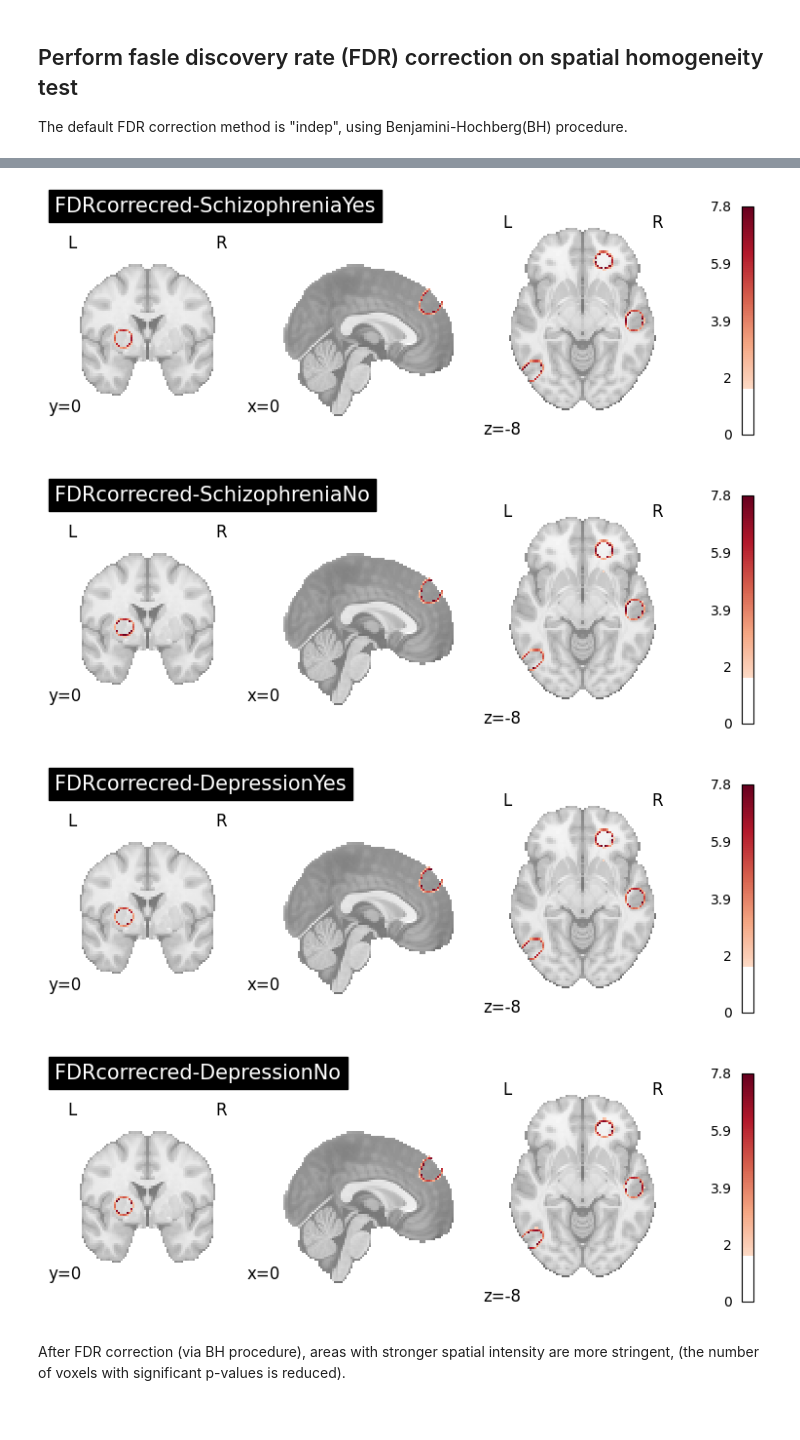
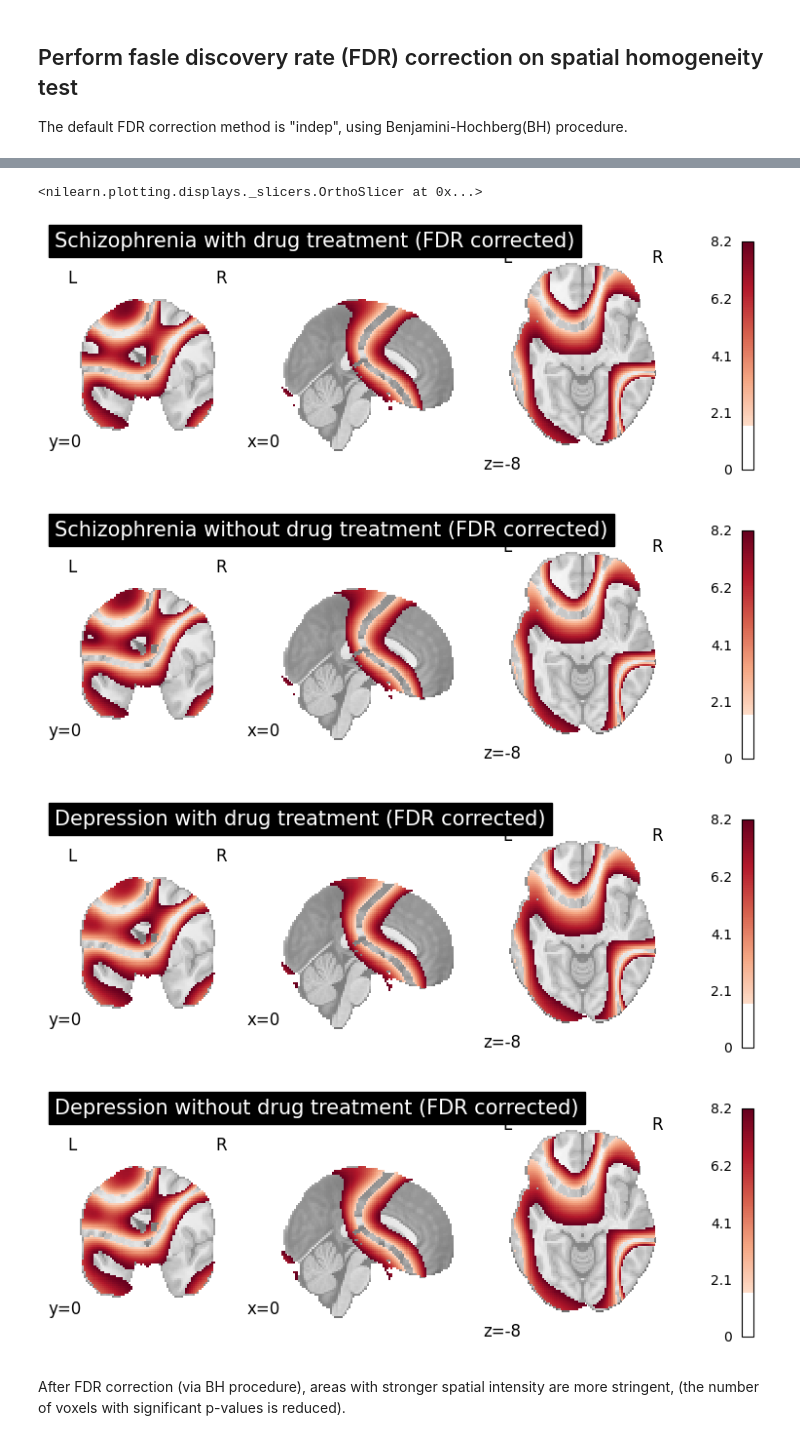
Before and after one commit to neurostuff/NiMARE, a Jupyter notebook: examples/02_meta-analyses/10_plot_cbmr.ipynb, the cells around one changed output, grey strips where cells are left out. Cells and saved outputs as stored; diff of their text form; code cells hidden in the pictures.

```diff
--- a/examples/02_meta-analyses/10_plot_cbmr.ipynb
+++ b/examples/02_meta-analyses/10_plot_cbmr.ipynb
@@ -131,17 +133,17 @@ In the most basic scenario of spatial homogeneity test, contrast matrix `t_con_g
 can be generated by `create_contrast` function, with group names specified.
 # %%
 from nimare.meta.cbmr import CBMRInference
-from nimare.correct import FWECorrector
 
-inference = CBMRInference(CBMRResults=results, device="cuda")
+inference = CBMRInference(device="cuda")
+inference.fit(result=results)
 t_con_groups = inference.create_contrast(
-    ["SchizophreniaYes", "SchizophreniaNo", "DepressionYes", "DepressionNo"], type="groups"
+    ["SchizophreniaYes", "SchizophreniaNo", "DepressionYes", "DepressionNo"], source="groups"
 )
-contrast_result = inference.compute_contrast(t_con_groups=t_con_groups, t_con_moderators=False)
+contrast_result = inference.transform(t_con_groups=t_con_groups)
 
 # generate z-score maps for group-wise spatial homogeneity test
 plot_stat_map(
-    results.get_map("z_group-SchizophreniaYes"),
+    contrast_result.get_map("z_group-SchizophreniaYes"),
     cut_coords=[0, 0, -8],
     draw_cross=False,
     cmap="RdBu_r",
@@ -150,7 +152,7 @@ plot_stat_map(
 )
 
 plot_stat_map(
-    results.get_map("z_group-SchizophreniaNo"),
+    contrast_result.get_map("z_group-SchizophreniaNo"),
     cut_coords=[0, 0, -8],
     draw_cross=False,
     cmap="RdBu_r",
@@ -159,7 +161,7 @@ plot_stat_map(
 )
 
 plot_stat_map(
-    results.get_map("z_group-DepressionYes"),
+    contrast_result.get_map("z_group-DepressionYes"),
     cut_coords=[0, 0, -8],
     draw_cross=False,
     cmap="RdBu_r",
@@ -168,7 +170,7 @@ plot_stat_map(
 )
 
 plot_stat_map(
-    results.get_map("z_group-DepressionNo"),
+    contrast_result.get_map("z_group-DepressionNo"),
     cut_coords=[0, 0, -8],
     draw_cross=False,
     cmap="RdBu_r",
@@ -205,8 +202,9 @@ significant p-values are highlighted (under significance level $0.05$).
 The default FDR correction method is "indep", using Benjamini-Hochberg(BH) procedure.
 # %%
 from nimare.correct import FDRCorrector
+
 corr = FDRCorrector(method="indep", alpha=0.05)
-cres = corr.transform(results)
+cres = corr.transform(contrast_result)
 
 # generate FDR corrected z-score maps for group-wise spatial homogeneity test
 plot_stat_map(
@@ -214,7 +212,7 @@ plot_stat_map(
     cut_coords=[0, 0, -8],
     draw_cross=False,
     cmap="RdBu_r",
-    title="FDRcorrecred-SchizophreniaYes",
+    title="Schizophrenia with drug treatment (FDR corrected)",
     threshold=scipy.stats.norm.isf(0.05),
 )
 
@@ -223,7 +221,7 @@ plot_stat_map(
     cut_coords=[0, 0, -8],
     draw_cross=False,
     cmap="RdBu_r",
-    title="FDRcorrecred-SchizophreniaNo",
+    title="Schizophrenia without drug treatment (FDR corrected)",
     threshold=scipy.stats.norm.isf(0.05),
 )
 
@@ -232,7 +230,7 @@ plot_stat_map(
     cut_coords=[0, 0, -8],
     draw_cross=False,
     cmap="RdBu_r",
-    title="FDRcorrecred-DepressionYes",
+    title="Depression with drug treatment (FDR corrected)",
     threshold=scipy.stats.norm.isf(0.05),
 )
 
@@ -241,7 +239,7 @@ plot_stat_map(
     cut_coords=[0, 0, -8],
     draw_cross=False,
     cmap="RdBu_r",
-    title="FDRcorrecred-DepressionNo",
+    title="Depression without drug treatment (FDR corrected)",
     threshold=scipy.stats.norm.isf(0.05),
 )
 # %% [output]
@@ -249,7 +247,8 @@ plot_stat_map(
+<nilearn.plotting.displays._slicers.OrthoSlicer at 0x...>
-[figure, old version]
+[figure, new version]
-[figure, old version]
+[figure, new version]
-[figure, old version]
+[figure, new version]
-[figure, old version]
+[figure, new version]
 # %% [markdown]
 After FDR correction (via BH procedure), areas with stronger spatial intensity
 are more stringent, (the number of voxels with significant p-values is reduced).
```
Also changed, not shown: parts of 12 cells of this notebook, 2 other files.
